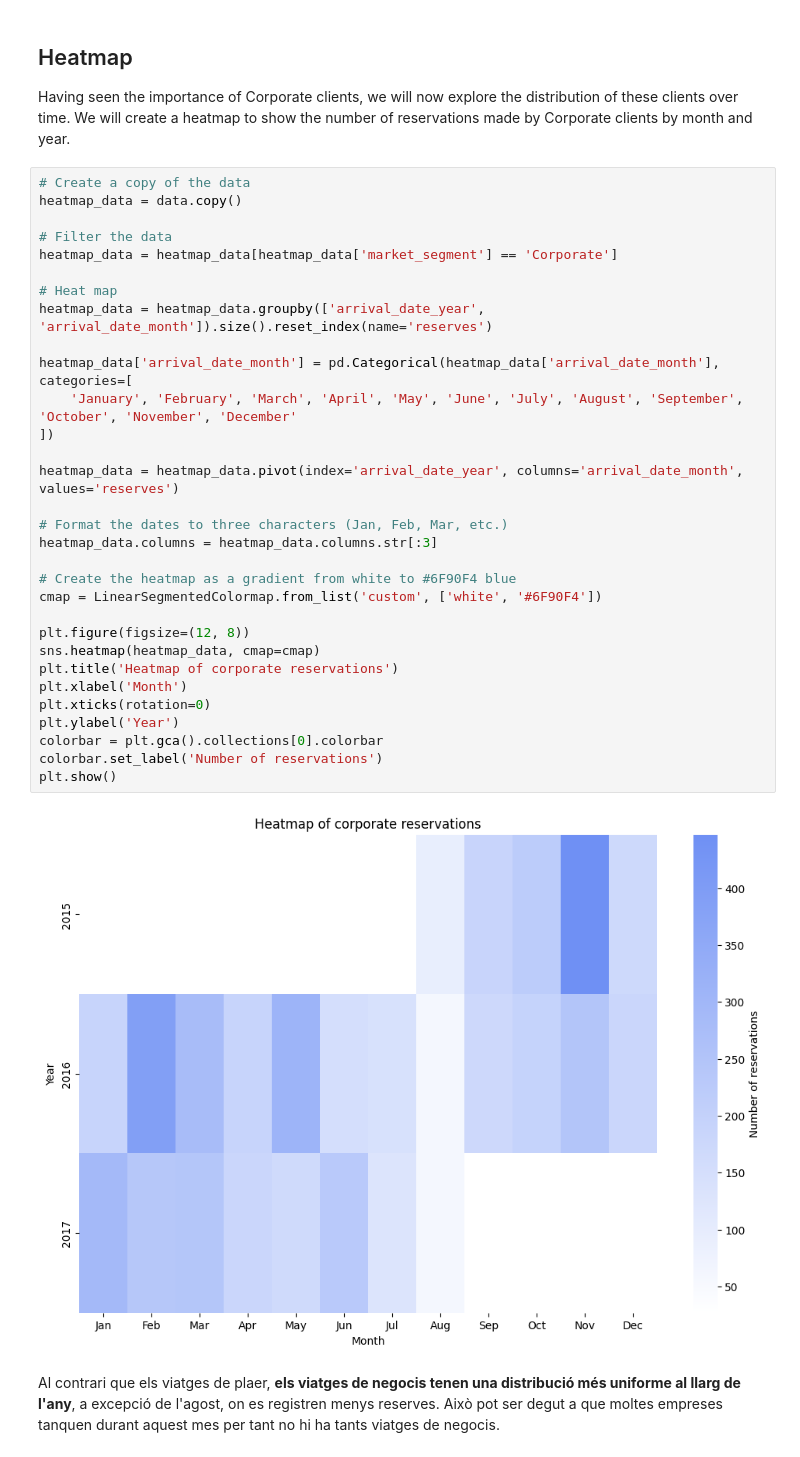
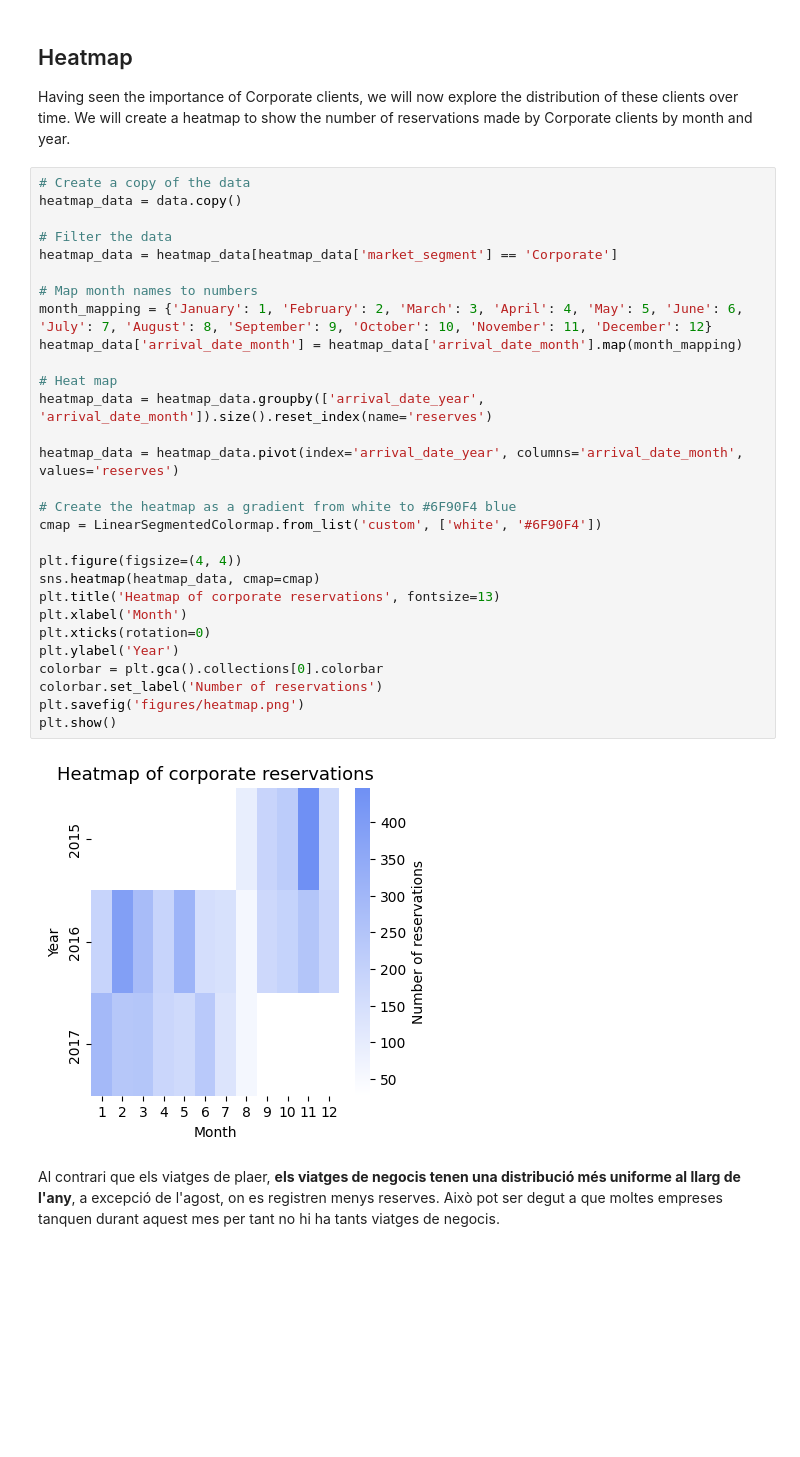
Before and after one commit to FrancescRaga/francescraga.github.io, a Jupyter notebook: PAC3/hotel_bookings.ipynb, the cells around one changed output. Drawn from its saved outputs; the diff is of its cells as text; blank space fills up the shorter version.

```diff
--- a/PAC3/hotel_bookings.ipynb
+++ b/PAC3/hotel_bookings.ipynb
@@ -232,36 +233,34 @@ Having seen the importance of Corporate clients, we will now explore the distrib
 # %%
 # Create a copy of the data
 heatmap_data = data.copy()
 
 # Filter the data
 heatmap_data = heatmap_data[heatmap_data['market_segment'] == 'Corporate']
 
+# Map month names to numbers
+month_mapping = {'January': 1, 'February': 2, 'March': 3, 'April': 4, 'May': 5, 'June': 6, 'July': 7, 'August': 8, 'September': 9, 'October': 10, 'November': 11, 'December': 12}
+heatmap_data['arrival_date_month'] = heatmap_data['arrival_date_month'].map(month_mapping)
+
 # Heat map
 heatmap_data = heatmap_data.groupby(['arrival_date_year', 'arrival_date_month']).size().reset_index(name='reserves')
 
-heatmap_data['arrival_date_month'] = pd.Categorical(heatmap_data['arrival_date_month'], categories=[
-    'January', 'February', 'March', 'April', 'May', 'June', 'July', 'August', 'September', 'October', 'November', 'December'
-])
-
 heatmap_data = heatmap_data.pivot(index='arrival_date_year', columns='arrival_date_month', values='reserves')
-
-# Format the dates to three characters (Jan, Feb, Mar, etc.)
-heatmap_data.columns = heatmap_data.columns.str[:3]
 
 # Create the heatmap as a gradient from white to #6F90F4 blue
 cmap = LinearSegmentedColormap.from_list('custom', ['white', '#6F90F4'])
 
-plt.figure(figsize=(12, 8))
+plt.figure(figsize=(4, 4))
 sns.heatmap(heatmap_data, cmap=cmap)
-plt.title('Heatmap of corporate reservations')
+plt.title('Heatmap of corporate reservations', fontsize=13)
 plt.xlabel('Month')
 plt.xticks(rotation=0)
 plt.ylabel('Year')
 colorbar = plt.gca().collections[0].colorbar
 colorbar.set_label('Number of reservations')
+plt.savefig('figures/heatmap.png')
 plt.show()
 # %% [output]
-[figure, old version]
+[figure, new version]
 # %% [markdown]
 Al contrari que els viatges de plaer, **els viatges de negocis tenen una distribució més uniforme al llarg de l'any**, a excepció de l'agost, on es registren menys reserves. Això pot ser degut a que moltes empreses tanquen durant aquest mes per tant no hi ha tants viatges de negocis.
 # %%
```
Also changed, not shown: parts of 2 cells of this notebook, 5 other files.
